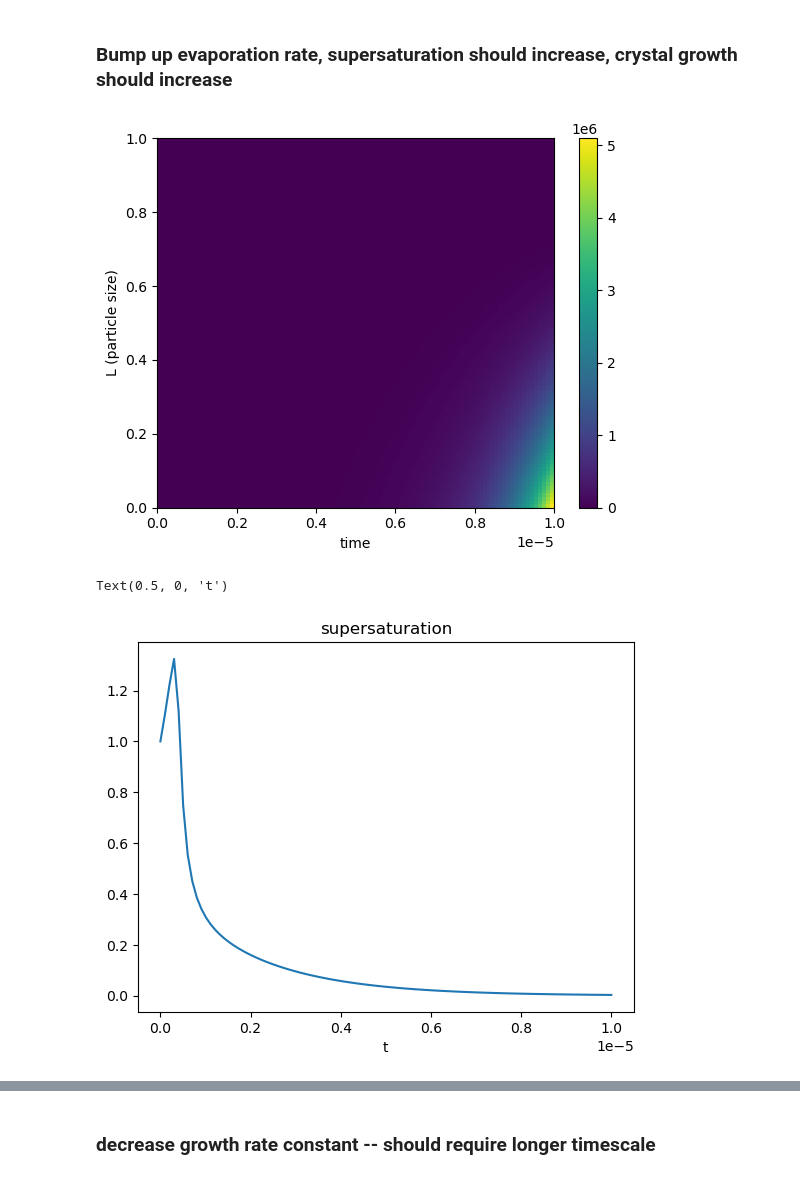
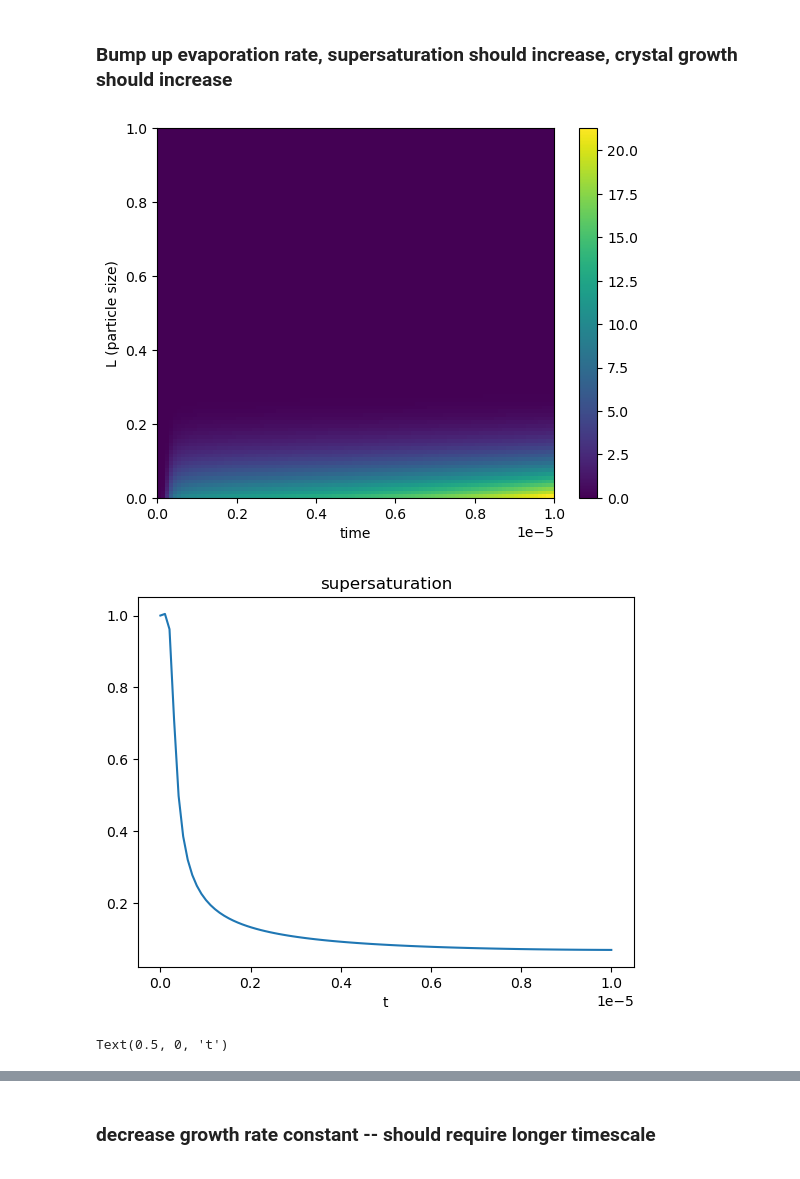
Before and after one commit to lucasattia/crystalPBM, a Jupyter notebook: functions/testevalf.ipynb, the cells around one changed output, grey strips where cells are left out. Saved outputs shown, nothing was run; the diff lists cells and outputs as text; code cells hidden in the pictures.

```diff
--- a/functions/testevalf.ipynb
+++ b/functions/testevalf.ipynb
@@ -73,40 +77,46 @@ L_list = np.linspace(0,1, 100)
 tlist = np.linspace(0,1e-5,100)
 
 
-S = 1 #initial supersaturation
-n = np.zeros_like(L_list) #initial population density distribution
+S0 = 1 #initial supersaturation
+V0 = 1 #initial volume
+n0 = np.zeros_like(L_list) #initial population density distribution
 
 #parameters
 p = {"L_list" : L_list, #discretization bins
-     'E' :  1e3, #evaporation rate
+     'E' :  5e4, #evaporation rate
      'V' : 1e-3, #solvent volume
      'rho' : 1200, # density of the crystal
      'k_v' : 1, #goes in N_C, volumetric shape factor
      'k_g' : 1e6, #growth rate constant m/s
      'g' : 3, #power constant for growth
      'k_N' : 1e5, #nucleation rate constant
      'alpha' :5, #power constant for nucleation
      'Breakage': True #toggle breakage for debug
      }
 
 
 #integrate the equations
-x = np.hstack([S, n])
+x = np.hstack([S0, V0, n0])
 x_t = odeint(evalf, y0=x, t=tlist, args=(p,None))
 
 
 #plot results
-n_t = x_t[:,1:]
+n_t = x_t[:,2:]
 better_imshow(L_list, tlist, n_t.T)
 plt.ylabel('L (particle size)')
 plt.xlabel('time')
 plt.colorbar()
 plt.show()
 
 plt.plot(tlist, x_t[:,0])
 plt.title('supersaturation')
 plt.xlabel('t')
+plt.show()
+
+plt.plot(tlist, x_t[:,1])
+plt.title('volume')
+plt.xlabel('t')
 # %% [output]
-[figure, old version]
+[figure, new version]
+[figure, new version]
 Text(0.5, 0, 't')
-[figure, old version]
```
Also changed, not shown: parts of 5 cells of this notebook, 8 other files.
